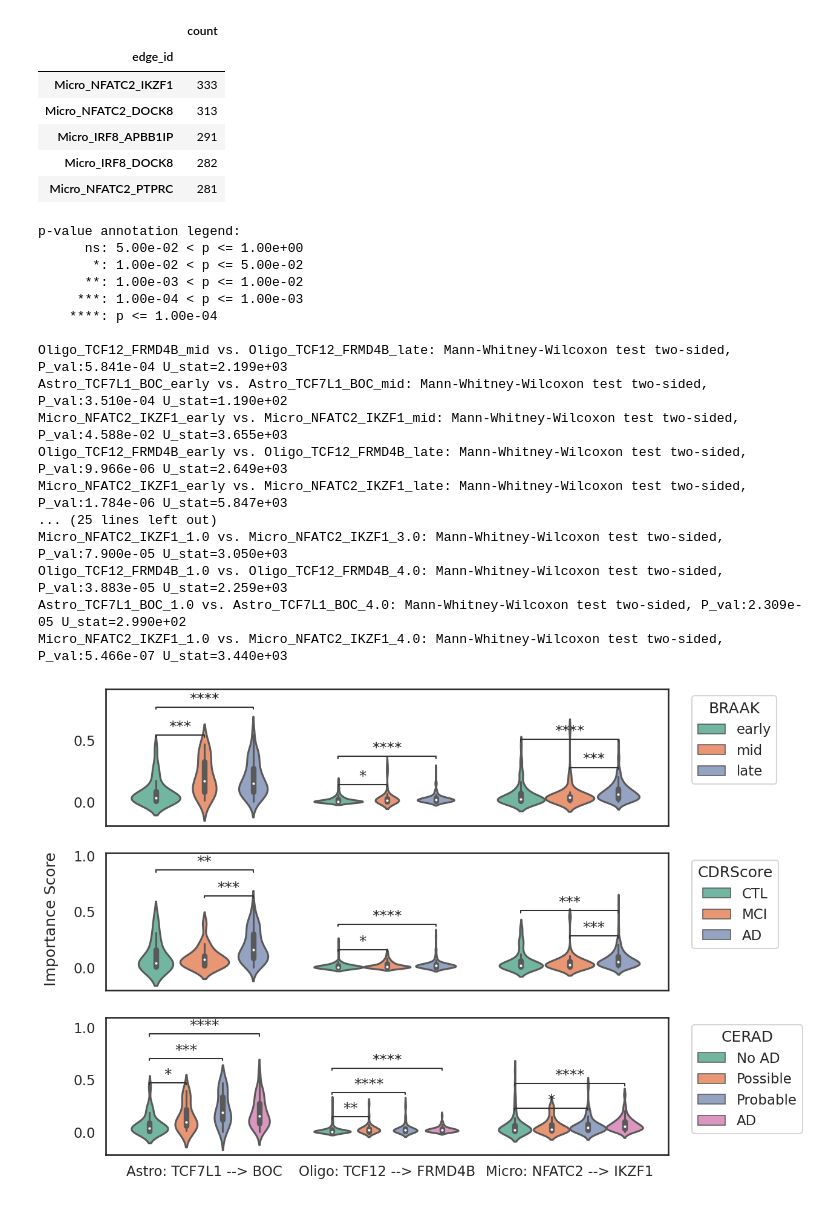
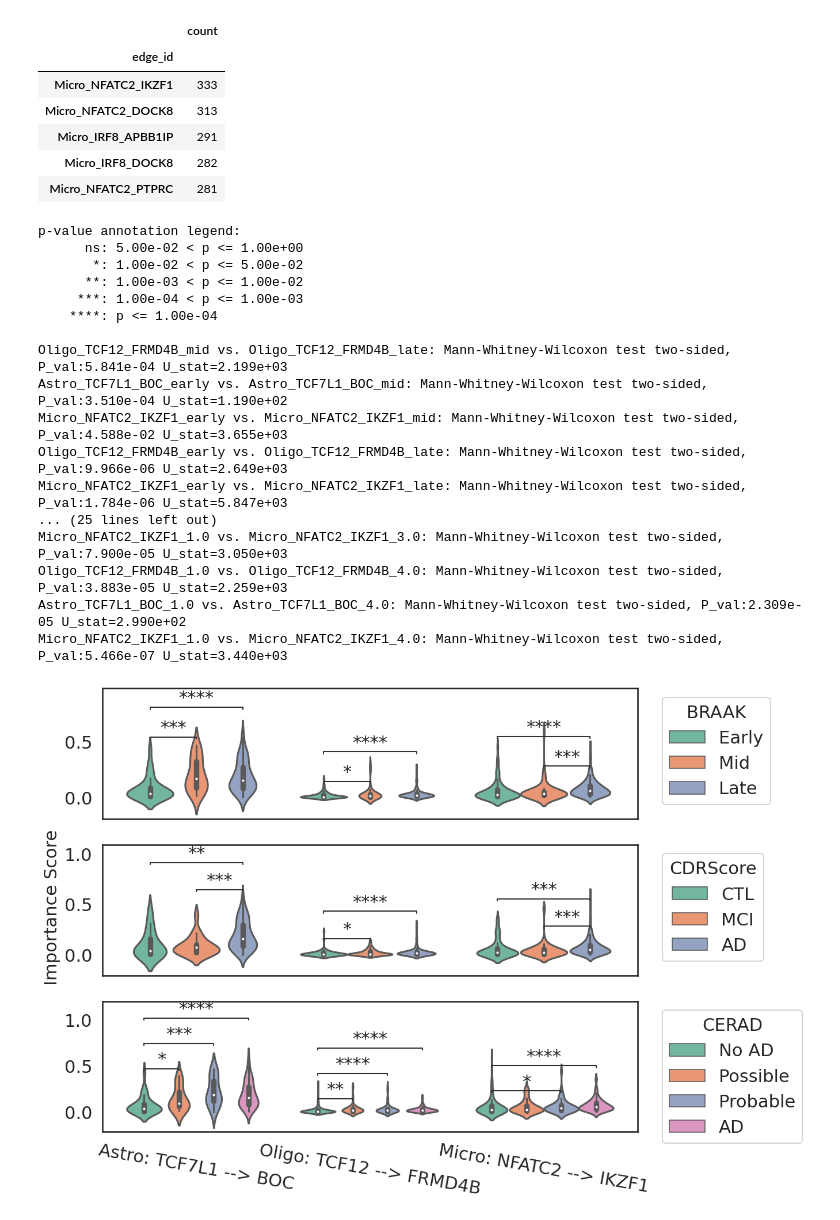
Before and after one commit to Oafish1/iBrainMap-Analysis, a Jupyter notebook: scripts/ting3_4/Fig4_violin_plot.ipynb, the cells around one changed output. Saved outputs shown, nothing was run; the diff lists cells and outputs as text; code cells hidden in the pictures.

```diff
--- a/scripts/ting3_4/Fig4_violin_plot.ipynb
+++ b/scripts/ting3_4/Fig4_violin_plot.ipynb
@@ -29,8 +29,20 @@ warnings.filterwarnings("ignore")
 
 # Style
 sns.set_theme(context='talk', style='white', palette='Set2')
-matplotlib.rcParams['pdf.fonttype'] = 42
-matplotlib.rcParams['ps.fonttype'] = 42
+plt.rcParams.update({
+    'pdf.fonttype': 42,
+    'ps.fonttype': 42,
+    'font.size': 22,
+    'axes.titlesize': 'medium',
+    'axes.labelsize': 'large',
+    'xtick.labelsize': 'medium',
+    'ytick.labelsize': 'medium',
+    'legend.fontsize': 'medium',
+    'legend.title_fontsize': 'medium',
+    'figure.titlesize': 'x-large',
+})
+
+
 # Figure transparency
 # matplotlib.rcParams['figure.facecolor'] = (1., 0., 0., 0.3)  # Debugging
 matplotlib.rcParams['figure.facecolor'] = (1., 0., 0., 0.)
@@ -133,6 +145,10 @@ sns.violinplot(data=edge_att_GRN_plot_dropna_try, x="edge_id", y="att_ave", orde
 axs[0].set_ylabel('')
 axs[0].set_xlabel('')
 axs[0].legend(title='BRAAK',loc='upper left', bbox_to_anchor=(1.03, 1))
+
+# NCK
+for t in axs[0].legend_.get_texts():
+    t.set_text(t.get_text().capitalize())
 
 annotator0 = Annotator(axs[0], pairs, data=edge_att_GRN_plot_dropna_try, x="edge_id", y="att_ave", order=order, hue="BRAAK_Stage", hue_order=hue_order)
 annotator0.configure(test='Mann-Whitney', text_format='star', loc='inside', hide_non_significant=True)  # NCK
@@ -182,11 +198,8 @@ axs[2].legend(title='CERAD', loc='upper left', bbox_to_anchor=(1.03, 1))
 for t in axs[2].legend_.get_texts():
     t.set_text(conv_dict[t.get_text()])
 
-
-#axs[2].set_xticks(select_edge, rotation=30, fontsize = 12)
-
 #axs[2].set_xticks([i - 1 for i in range(len(select_edge))])
-axs[2].set_xticklabels(select_edge)  # , rotation=30, fontsize=12
+axs[2].set_xticklabels(select_edge, rotation=-10)  # , fontsize=12
 
 annotator2 = Annotator(axs[2], pairs, data=edge_att_GRN_plot_dropna_try, x="edge_id", y="att_ave", order=order, hue="CERAD", hue_order=hue_order)
 annotator2.configure(test='Mann-Whitney', text_format='star', loc='inside', hide_non_significant=True)  # NCK
@@ -205,31 +218,31 @@ axs[2].set_xticklabels(labels)
 
 #plt.tight_layout()
 
 # Show the plot
 
 #plt.xticks(rotation=30, fontsize = 12)
 #plt.ylabel('Attention Score')
 #plt.xlabel('')
 #plt.legend(title='AD Progression (CERAD)',loc='upper left', bbox_to_anchor=(1.03, 1))
 fig.text( 0.04, 0.5,'Importance Score', va='center', rotation='vertical')  # , fontsize=12
 plt.savefig('../plots/figure_4_distribution.pdf', bbox_inches='tight')
 plt.show()
 # %% [output]
 p-value annotation legend:
       ns: 5.00e-02 < p <= 1.00e+00
        *: 1.00e-02 < p <= 5.00e-02
       **: 1.00e-03 < p <= 1.00e-02
      ***: 1.00e-04 < p <= 1.00e-03
     ****: p <= 1.00e-04
 
 Oligo_TCF12_FRMD4B_mid vs. Oligo_TCF12_FRMD4B_late: Mann-Whitney-Wilcoxon test two-sided, P_val:5.841e-04 U_stat=2.199e+03
 Astro_TCF7L1_BOC_early vs. Astro_TCF7L1_BOC_mid: Mann-Whitney-Wilcoxon test two-sided, P_val:3.510e-04 U_stat=1.190e+02
 Micro_NFATC2_IKZF1_early vs. Micro_NFATC2_IKZF1_mid: Mann-Whitney-Wilcoxon test two-sided, P_val:4.588e-02 U_stat=3.655e+03
 Oligo_TCF12_FRMD4B_early vs. Oligo_TCF12_FRMD4B_late: Mann-Whitney-Wilcoxon test two-sided, P_val:9.966e-06 U_stat=2.649e+03
 Micro_NFATC2_IKZF1_early vs. Micro_NFATC2_IKZF1_late: Mann-Whitney-Wilcoxon test two-sided, P_val:1.784e-06 U_stat=5.847e+03
 ... (25 lines left out)
 Micro_NFATC2_IKZF1_1.0 vs. Micro_NFATC2_IKZF1_3.0: Mann-Whitney-Wilcoxon test two-sided, P_val:7.900e-05 U_stat=3.050e+03
 Oligo_TCF12_FRMD4B_1.0 vs. Oligo_TCF12_FRMD4B_4.0: Mann-Whitney-Wilcoxon test two-sided, P_val:3.883e-05 U_stat=2.259e+03
 Astro_TCF7L1_BOC_1.0 vs. Astro_TCF7L1_BOC_4.0: Mann-Whitney-Wilcoxon test two-sided, P_val:2.309e-05 U_stat=2.990e+02
 Micro_NFATC2_IKZF1_1.0 vs. Micro_NFATC2_IKZF1_4.0: Mann-Whitney-Wilcoxon test two-sided, P_val:5.466e-07 U_stat=3.440e+03
-[figure, old version]
+[figure, new version]
```
Also changed, not shown: 6 other files.
